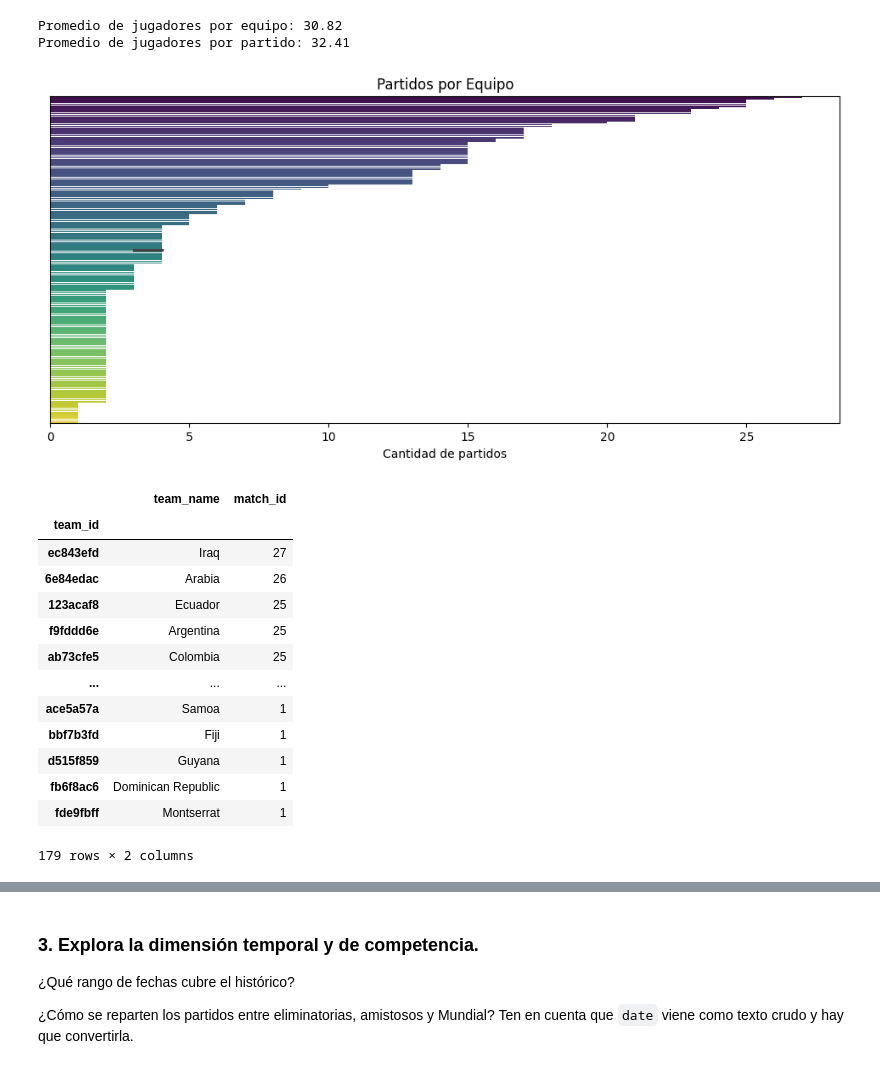
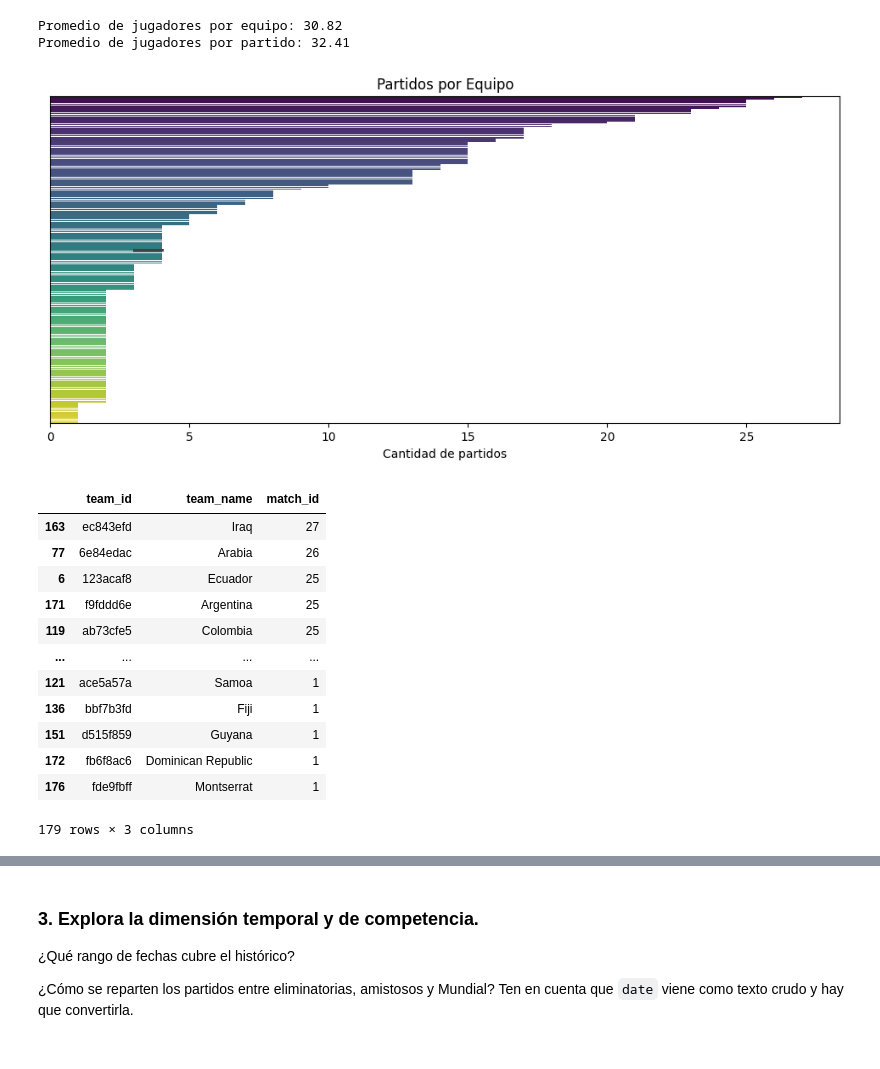
Before and after one commit to antobeni07/Parcial-1_Analitica, a Jupyter notebook: 01_Parcial_Mundial_2026.ipynb, the cells around one changed output, grey strips where cells are left out. Cells and saved outputs as stored; diff of their text form; code cells hidden in the pictures.

```diff
--- a/01_Parcial_Mundial_2026.ipynb
+++ b/01_Parcial_Mundial_2026.ipynb
@@ -660,33 +660,33 @@ print(f"Promedio de jugadores por partido: {jugadores_por_partido['player_id'].m
 Promedio de jugadores por equipo: 30.82
 Promedio de jugadores por partido: 32.41
 # %%
+#De todos los equipos de la base
 partidos_por_equipo = df_players_data.groupby('team_id').agg({
     'team_name': 'first',
     'match_id': 'nunique'
-}).sort_values(by='match_id', ascending=False)
+}).reset_index().sort_values(by='match_id', ascending=False)
 
 plt.figure(figsize=(12,5))
 sns.barplot(x=partidos_por_equipo['match_id'], y=partidos_por_equipo['team_name'], palette="viridis")
 plt.title("Partidos por Equipo")
 plt.xlabel("Cantidad de partidos")
 plt.yticks([])
 plt.ylabel("")
 plt.show()
 
 partidos_por_equipo
 # %% [output]
 [figure]
-|  | team_name | match_id |
-| team_id |  |  |
-| ec843efd | Iraq | 27 |
-| 6e84edac | Arabia | 26 |
-| 123acaf8 | Ecuador | 25 |
-| f9fddd6e | Argentina | 25 |
-| ab73cfe5 | Colombia | 25 |
-| ... | ... | ... |
-| ace5a57a | Samoa | 1 |
-| bbf7b3fd | Fiji | 1 |
-| d515f859 | Guyana | 1 |
-| fb6f8ac6 | Dominican Republic | 1 |
-| fde9fbff | Montserrat | 1 |
+|  | team_id | team_name | match_id |
+| 163 | ec843efd | Iraq | 27 |
+| 77 | 6e84edac | Arabia | 26 |
+| 6 | 123acaf8 | Ecuador | 25 |
+| 171 | f9fddd6e | Argentina | 25 |
+| 119 | ab73cfe5 | Colombia | 25 |
+| ... | ... | ... | ... |
+| 121 | ace5a57a | Samoa | 1 |
+| 136 | bbf7b3fd | Fiji | 1 |
+| 151 | d515f859 | Guyana | 1 |
+| 172 | fb6f8ac6 | Dominican Republic | 1 |
+| 176 | fde9fbff | Montserrat | 1 |
-179 rows × 2 columns
+179 rows × 3 columns
```
Also changed, not shown: parts of 42 cells of this notebook, 1 other file.
